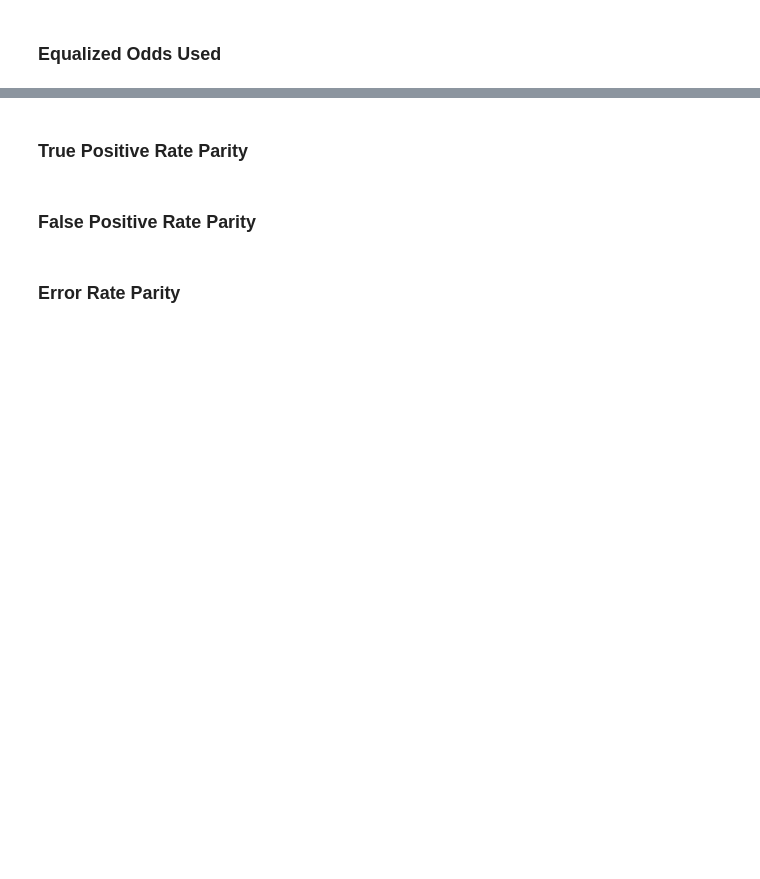
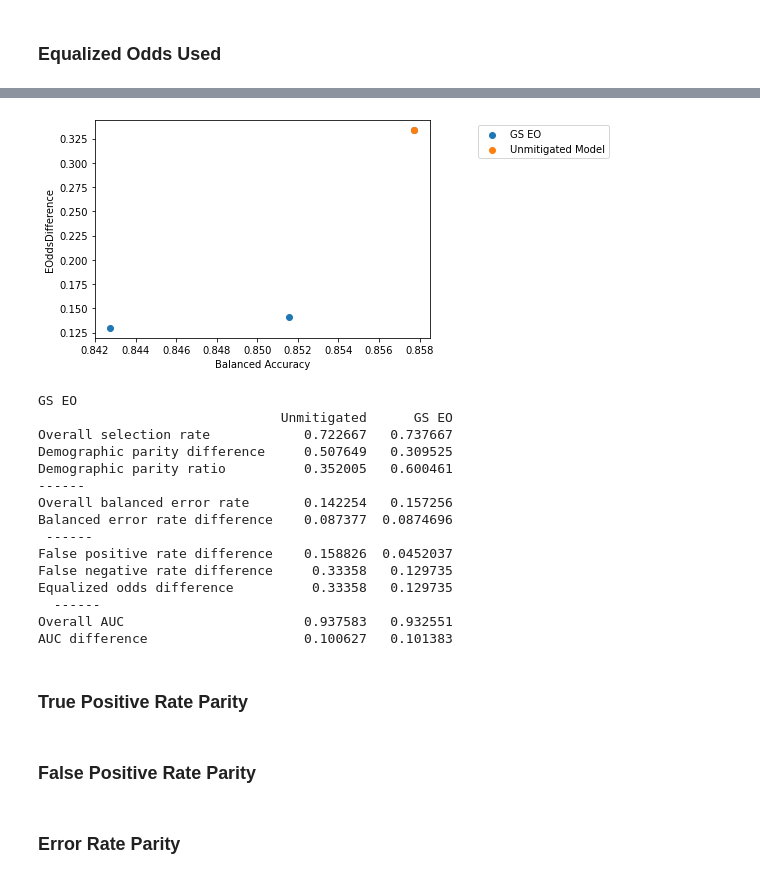
Before and after one commit to lydiatliu/delayedimpact, a Jupyter notebook: notebooks/simData_classification_dt.ipynb, the cells around one changed output, grey strips where cells are left out. Drawn from its saved outputs; the diff is of its cells as text; code cells hidden in the pictures; blank space fills up the shorter version.

Commit message:
update todos and grid search classifiers

```diff
--- a/notebooks/simData_classification_dt.ipynb
+++ b/notebooks/simData_classification_dt.ipynb
@@ -318,5 +318,5 @@ The next few cells come from: https://github.com/fairlearn/fairlearn/blob/main/n
 
 Note: we train multiple models corresponding to different trade-off points between the performance metric (balanced accuracy) and fairness metric.
 # %%
-models_dict = grid_search_show(gs_dp, demographic_parity_difference, y_predict, X_test, y_test, race_test, 'DemParityDifference','GS DPD', models_dict, 0.3)
+grid_search_show(gs_dp, demographic_parity_difference, y_predict, X_test, y_test, race_test, 'DemParityDifference','GS DPD', models_dict, 0.3)
 # %% [output]
@@ -330,0 +341,3 @@ models_dict = grid_search_show(gs_dp, demographic_parity_difference, y_predict,
+# %%
+models_dict.pop('GS DPD')
+models_dict
@@ -334,0 +386,19 @@ gs_eo = add_contraint(model, 'EO', 'GS', X_train, y_train, race_train, race_test
+# %%
+grid_search_show(gs_eo, equalized_odds_difference, y_predict, X_test, y_test, race_test, 'EOddsDifference','GS EO', models_dict, 0.3)
+# %% [output]
+[figure, added]
+GS EO
+                               Unmitigated      GS EO
+Overall selection rate            0.722667   0.737667
+Demographic parity difference     0.507649   0.309525
+Demographic parity ratio          0.352005   0.600461
+------
+Overall balanced error rate       0.142254   0.157256
+Balanced error rate difference    0.087377  0.0874696
+ ------
+False positive rate difference    0.158826  0.0452037
+False negative rate difference     0.33358   0.129735
+Equalized odds difference          0.33358   0.129735
+  ------
+Overall AUC                       0.937583   0.932551
+AUC difference                    0.100627   0.101383
```
Also changed, not shown: parts of 13 cells of this notebook, 2 other files.
